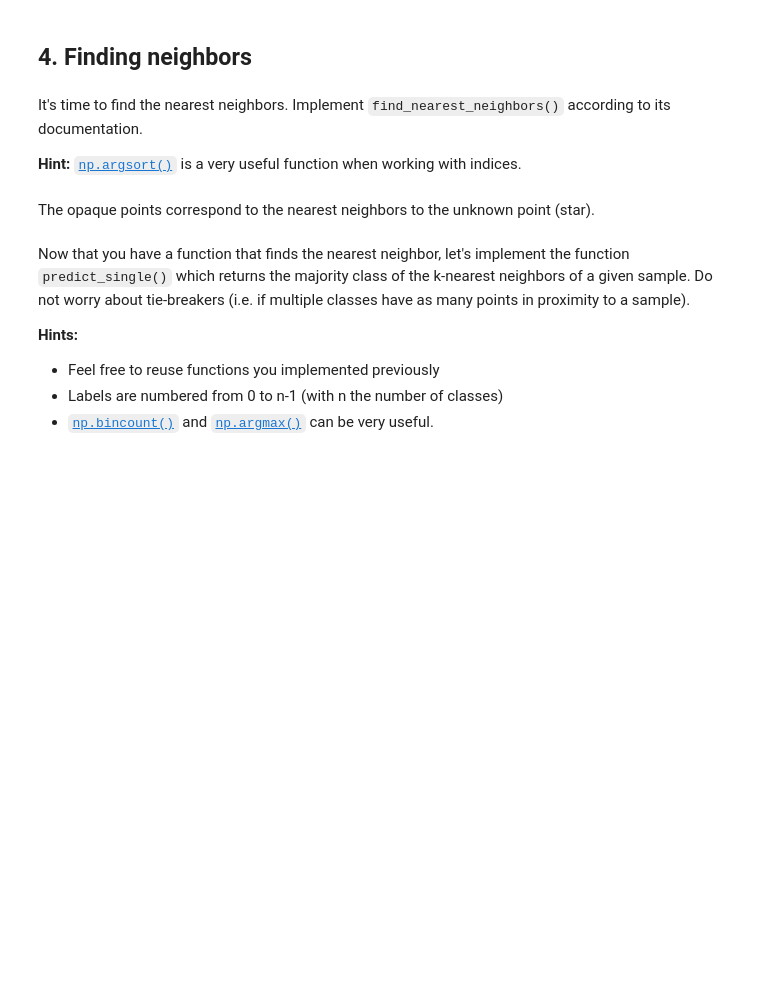
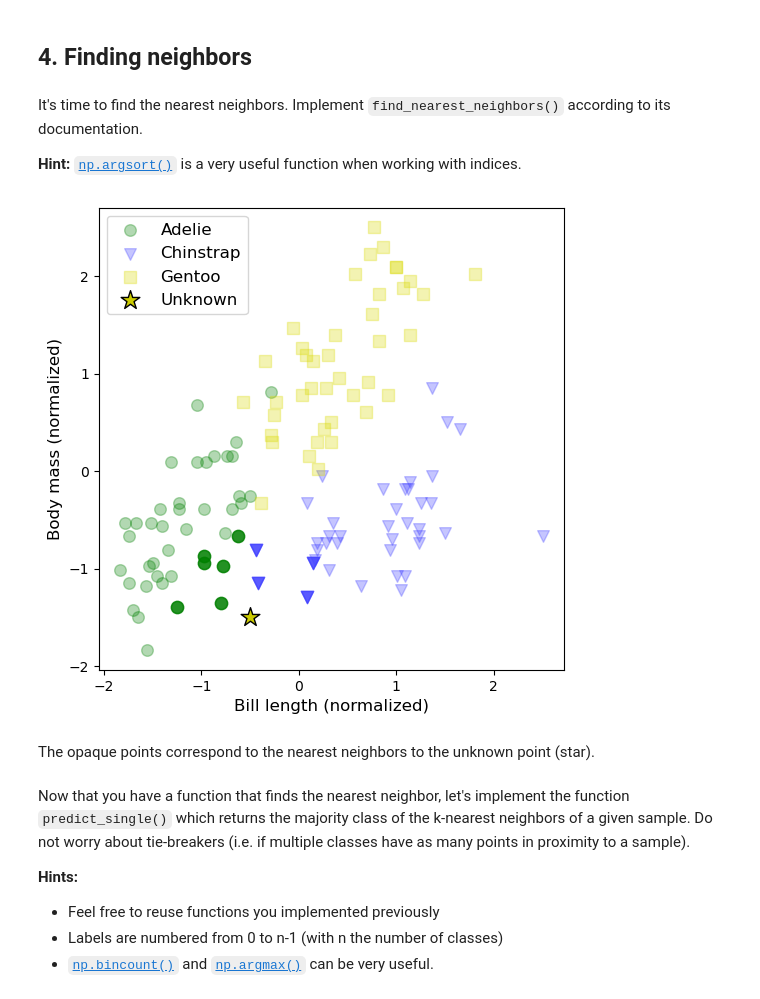
Before and after one commit to dresi00/introML-2023, a Jupyter notebook: exercises/03-knn/kNN.ipynb, the cells around one changed output. Cells and saved outputs as stored; diff of their text form; code cells hidden in the pictures; blank space fills up the shorter version.

Commit message:
Ex2 Zusatz beendet und an Ex3 bis zu predict mehrere samples gearbeitet

```diff
--- a/exercises/03-knn/kNN.ipynb
+++ b/exercises/03-knn/kNN.ipynb
@@ -278,8 +278,8 @@ def manhattan_dist(sample: np.ndarray, X: np.ndarray):
 
     """
     ### START CODE HERE ### (≈ 1 line of code)
-    distances = abs(X - sample)
-    ### END CODE HERE ###
+    distances = np.sum(np.abs(X - sample),axis=1)
+    ### END CODE HERE ##
     return distances
 
 def euclidean_dist(sample: np.ndarray, X: np.ndarray):
@@ -294,7 +294,7 @@ def euclidean_dist(sample: np.ndarray, X: np.ndarray):
 
     """
     ### START CODE HERE ### (≈ 1 line of code)
-    distances = ...
+    distances = (np.sum((X-sample)**2,axis=1))**0.5
     ### END CODE HERE ###
     return distances
 # %%
@@ -337,20 +335,23 @@ def find_nearest_neighbors(
         indices: Neighbor indices of shape (k, )
     """
     ### START CODE HERE ### (≈ 2 lines of code)
-    neighbor_indices = ...
+    neighbor_indices = np.argsort(distance_fn(sample,X))
+    neighbor_indices = neighbor_indices[:k]
     ### END CODE HERE ###
 
     return neighbor_indices
 # %%
 # Try changing the sample position, distance function and value of k
 # Does your find_nearest_neighbors() implementation seem correct?
 sample = np.array([-0.5, -1.5])
 distance_fn = euclidean_dist
-k = 3
+k = 10
 
 # Plot the nearest neighbors using helpers.py
 neighbor_indices = find_nearest_neighbors(sample, X_train, distance_fn=distance_fn, k=k)
 helpers.plot_nearest_neighbors(sample, X_train, y_train, neighbor_indices, label_map, feature_names)
+# %% [output]
+[figure, added]
 # %% [markdown]
 The opaque points correspond to the nearest neighbors to the unknown point (star).
 # %% [markdown]
```
Also changed, not shown: parts of 4 cells of this notebook, 3 other files.
